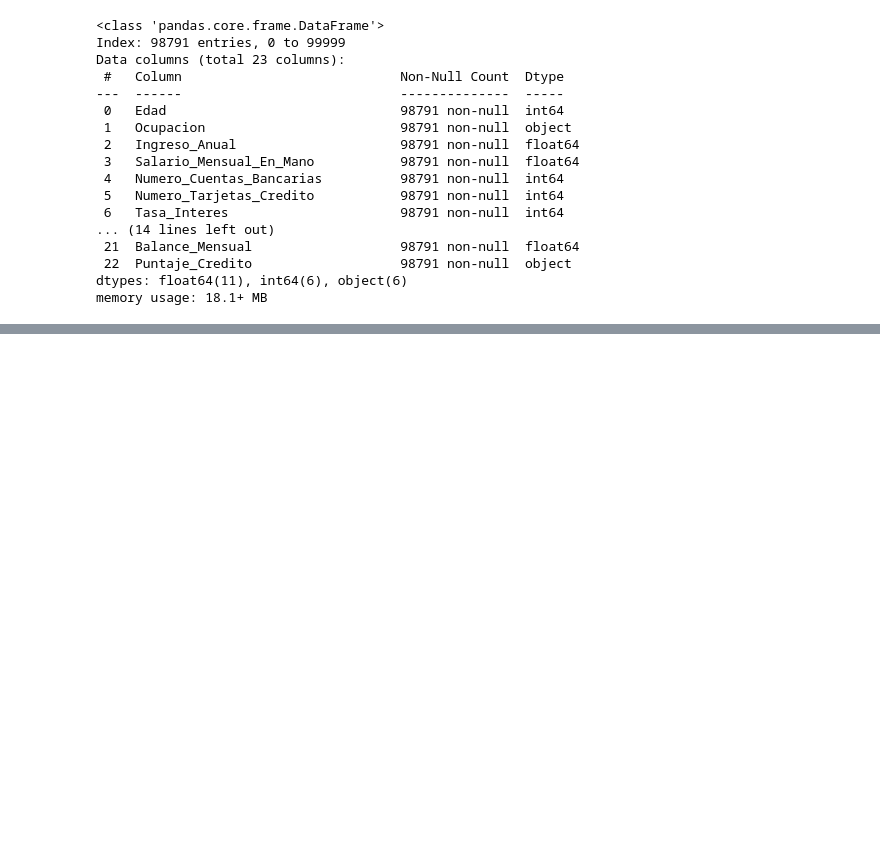
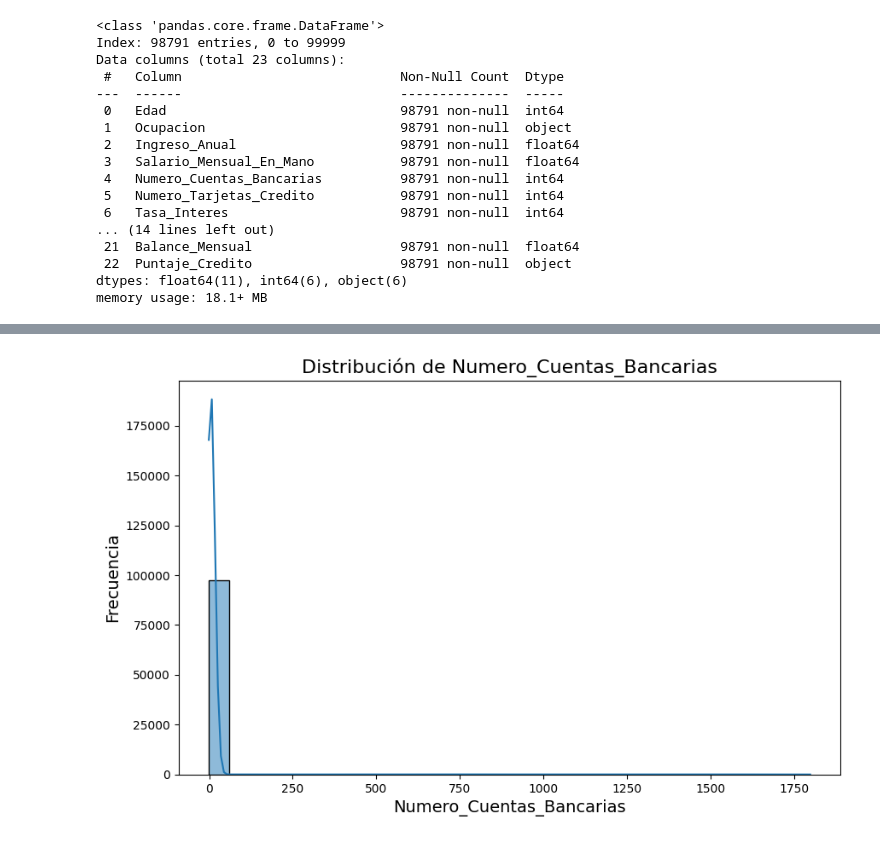
Before and after one commit to felipetryt12/Proyecto-Clasificacion-de-Score-Crediticio, a Jupyter notebook: PROYECTO/src/explore.ipynb, the cells around one changed output, grey strips where cells are left out. Drawn from its saved outputs; the diff is of its cells as text; code cells hidden in the pictures; blank space fills up the shorter version.

```diff
--- a/PROYECTO/src/explore.ipynb
+++ b/PROYECTO/src/explore.ipynb
@@ -1119,0 +1206,19 @@ memory usage: 18.1+ MB
+# %%
+def plot_distribucion_numerica(df, columna):
+    plt.figure(figsize=(10, 6))
+
+    # Histograma con KDE
+    sns.histplot(df[columna], kde=True, bins=30)
+
+    # Etiquetas y título
+    plt.title(f'Distribución de {columna}', fontsize=16)
+    plt.xlabel(columna, fontsize=14)
+    plt.ylabel('Frecuencia', fontsize=14)
+
+    plt.show()
+
+# Ejemplo de uso
+# Asumiendo que 'df' es tu DataFrame y 'columna_numerica' es el nombre de la columna que quieres analizar
+plot_distribucion_numerica(data_5, 'Numero_Cuentas_Bancarias')
+# %% [output]
+[figure, added]
```
Also changed, not shown: parts of 4 cells of this notebook.
